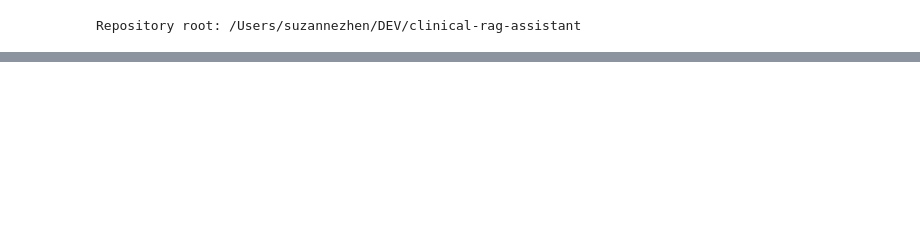
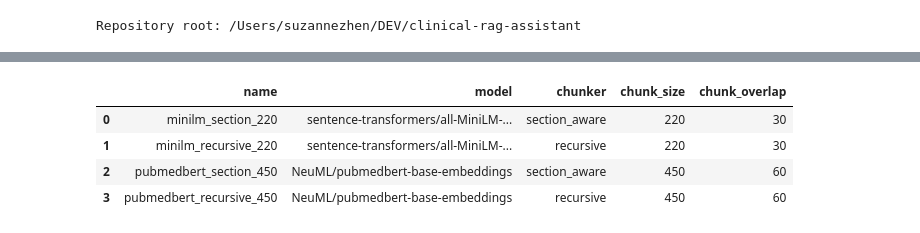
Before and after one commit to suzzyzhen/clinical-rag-assistant, a Jupyter notebook: notebooks/chunking_and_embedding_analysis.ipynb, the cells around one changed output, grey strips where cells are left out. Cells and saved outputs as stored; diff of their text form; code cells hidden in the pictures; blank space fills up the shorter version.

```diff
--- a/notebooks/chunking_and_embedding_analysis.ipynb
+++ b/notebooks/chunking_and_embedding_analysis.ipynb
@@ -131,28 +85,0 @@ Each line is a chunk configuration. The vertical dashed line is the selected emb
-# %%
-model_labels = list(MODEL_NAMES)
-fig, axes = plt.subplots(1, len(model_labels), figsize=(8 * len(model_labels), 5), squeeze=False)
-
-for axis, model_label in zip(axes[0], model_labels):
-    model_limit = int(length_report.loc[length_report['model'] == model_label, 'model_limit'].iloc[0])
-
-    for config in CHUNK_CONFIGS:
-        config_key = (config.target_tokens, config.overlap_tokens)
-        lengths = lengths_by_run[(model_label, config_key)]
-        axis.hist(
-            lengths,
-            bins=50,
-            histtype='step',
-            linewidth=2,
-            label=f'{config.target_tokens} target / {config.overlap_tokens} overlap',
-        )
-
-    axis.axvline(model_limit, color='crimson', linestyle='--', linewidth=2, label=f'Limit: {model_limit}')
-    axis.set_title(model_label)
-    axis.set_xlabel('Actual tokenizer tokens per chunk')
-    axis.set_ylabel('Number of chunks')
-    axis.legend()
-    axis.grid(alpha=0.2)
-
-fig.suptitle('Chunk token-count distributions', y=1.03, fontsize=14)
-fig.tight_layout()
-plt.show()
@@ -164,0 +90,23 @@ Large chunks are often Drug Information molecular entries, tables, or list-heavy
+# %%
+MODEL_NAMES = {
+    'MiniLM baseline': 'sentence-transformers/all-MiniLM-L6-v2',
+    'PubMedBERT embeddings': 'NeuML/pubmedbert-base-embeddings',
+}
+MODEL_LABELS = {model_name: label for label, model_name in MODEL_NAMES.items()}
+
+# Each run declares the embedding model whose tokenizer defines token counts.
+CHUNKER_RUNS = [
+    {'name': 'minilm_section_220', 'model': 'sentence-transformers/all-MiniLM-L6-v2', 'chunker': 'section_aware', 'chunk_size': 220, 'chunk_overlap': 30},
+    {'name': 'minilm_recursive_220', 'model': 'sentence-transformers/all-MiniLM-L6-v2', 'chunker': 'recursive', 'chunk_size': 220, 'chunk_overlap': 30},
+    {'name': 'pubmedbert_section_450', 'model': 'NeuML/pubmedbert-base-embeddings', 'chunker': 'section_aware', 'chunk_size': 450, 'chunk_overlap': 60},
+    {'name': 'pubmedbert_recursive_450', 'model': 'NeuML/pubmedbert-base-embeddings', 'chunker': 'recursive', 'chunk_size': 450, 'chunk_overlap': 60},
+]
+assert {run['chunker'] for run in CHUNKER_RUNS} <= {'section_aware', 'recursive'}
+assert all(run['model'] in MODEL_LABELS for run in CHUNKER_RUNS)
+display(pd.DataFrame(CHUNKER_RUNS))
+# %% [output]
+|  | name | model | chunker | chunk_size | chunk_overlap |
+| 0 | minilm_section_220 | sentence-transformers/all-MiniLM-... | section_aware | 220 | 30 |
+| 1 | minilm_recursive_220 | sentence-transformers/all-MiniLM-... | recursive | 220 | 30 |
+| 2 | pubmedbert_section_450 | NeuML/pubmedbert-base-embeddings | section_aware | 450 | 60 |
+| 3 | pubmedbert_recursive_450 | NeuML/pubmedbert-base-embeddings | recursive | 450 | 60 |
```
Also changed, not shown: parts of 28 cells of this notebook, 1 other file.
